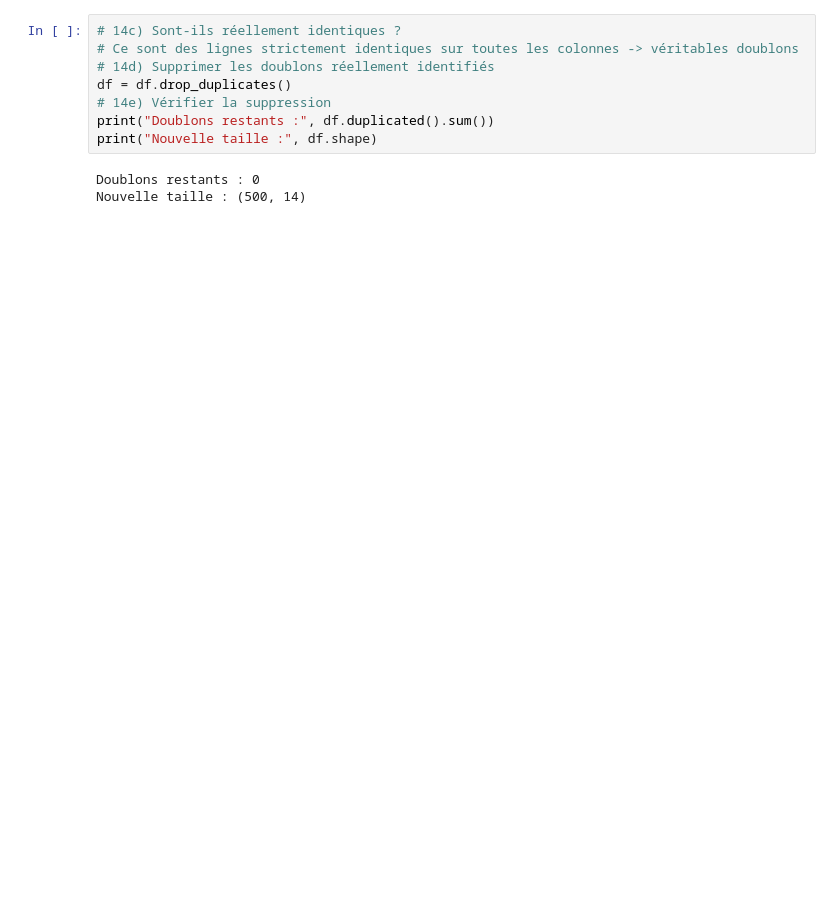
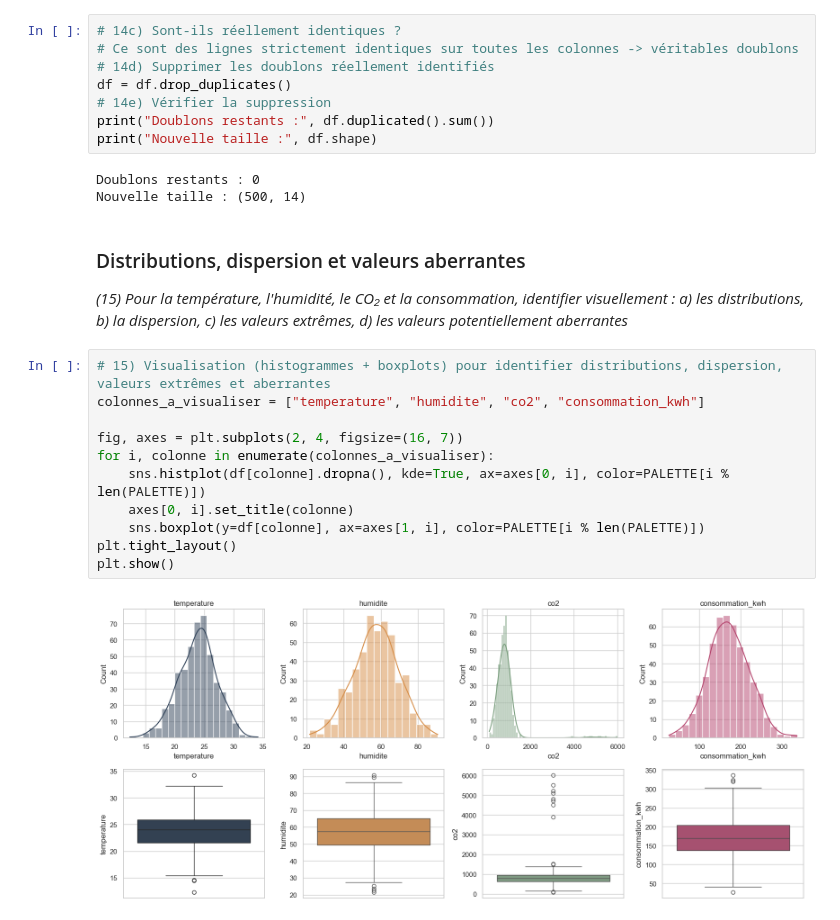
Before and after one commit to harounambaye/SmartCleanData, a Jupyter notebook: notebooks/SmartCleanData.ipynb, the cells around one changed output. Saved outputs shown, nothing was run; the diff lists cells and outputs as text; blank space fills up the shorter version.

Commit message:
Partie 1 – Exploration des données: Doublons: 15) Visualisation (histogrammes + boxplots) pour identifier distributions, dispersion, valeurs extrêmes et aberrantes

```diff
--- a/notebooks/SmartCleanData.ipynb
+++ b/notebooks/SmartCleanData.ipynb
@@ -209,3 +209,20 @@ print("Nouvelle taille :", df.shape)
 # %% [output]
 Doublons restants : 0
 Nouvelle taille : (500, 14)
+# %% [markdown]
+### Distributions, dispersion et valeurs aberrantes
+
+*(15) Pour la température, l'humidité, le CO₂ et la consommation, identifier visuellement : a) les distributions, b) la dispersion, c) les valeurs extrêmes, d) les valeurs potentiellement aberrantes*
+# %%
+# 15) Visualisation (histogrammes + boxplots) pour identifier distributions, dispersion, valeurs extrêmes et aberrantes
+colonnes_a_visualiser = ["temperature", "humidite", "co2", "consommation_kwh"]
+
+fig, axes = plt.subplots(2, 4, figsize=(16, 7))
+for i, colonne in enumerate(colonnes_a_visualiser):
+    sns.histplot(df[colonne].dropna(), kde=True, ax=axes[0, i], color=PALETTE[i % len(PALETTE)])
+    axes[0, i].set_title(colonne)
+    sns.boxplot(y=df[colonne], ax=axes[1, i], color=PALETTE[i % len(PALETTE)])
+plt.tight_layout()
+plt.show()
+# %% [output]
+[figure, added]
```
